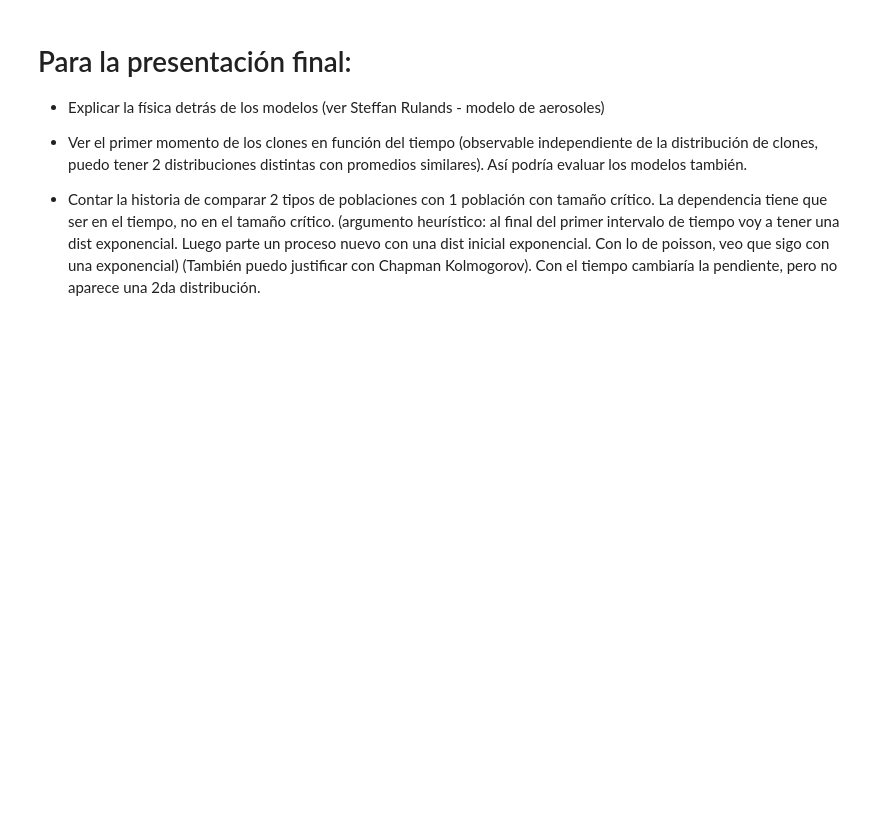
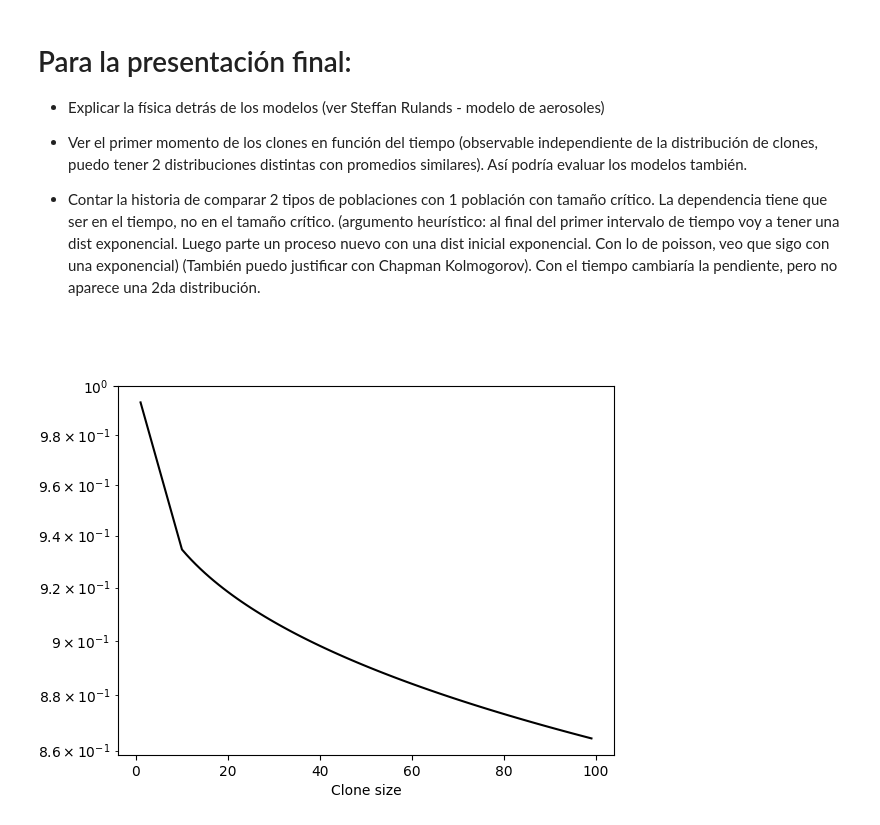
Before and after one commit to Miguel-Escobar/Dinamica-de-Clones, a Jupyter notebook: Notes.ipynb, the cells around one changed output. Cells and saved outputs as stored; diff of their text form; code cells hidden in the pictures; blank space fills up the shorter version.

```diff
--- a/Notes.ipynb
+++ b/Notes.ipynb
@@ -111,3 +111,42 @@ if __name__ == "__main__":
 - Ver el primer momento de los clones en función del tiempo (observable independiente de la distribución de clones, puedo tener 2 distribuciones distintas con promedios similares). Así podría evaluar los modelos también.
 
 - Contar la historia de comparar 2 tipos de poblaciones con 1 población con tamaño crítico. La dependencia tiene que ser en el tiempo, no en el tamaño crítico. (argumento heurístico: al final del primer intervalo de tiempo voy a tener una dist exponencial. Luego parte un proceso nuevo con una dist inicial exponencial. Con lo de poisson, veo que sigo con una exponencial) (También puedo justificar con Chapman Kolmogorov). Con el tiempo cambiaría la pendiente, pero no aparece una 2da distribución.
+# %%
+import numpy as np
+from scipy.integrate import quad
+import matplotlib.pyplot as plt
+from scipy.stats import nbinom
+
+def birth_death_pmf(nbirths, t, birth_rate, n0):
+    return nbinom.pmf(nbirths, n0, np.exp(-birth_rate*t))
+
+
+
+
+def probability(n, t, birth_rate_1, birth_rate_2, ncrit):
+    """
+    Probability of a clone of size n at time t.
+
+    Parameters:
+    n (int): The size of the clone.
+    t (float): The time to compute the probability at.
+    ncrit (int): The critical size of the clone.
+
+    Returns:
+    float: The probability of a clone of size n at time t.
+    """
+    if n <= ncrit:
+        return np.exp(-birth_rate_1*t)*(1 - np.exp(-birth_rate_1*t))**(n - 1)
+    else:
+        integrand = lambda x: birth_death_pmf(ncrit, x, birth_rate_1, 1)*birth_death_pmf(n-ncrit, t-x, birth_rate_2, ncrit)
+        return quad(integrand, 0, t)[0]
+
+
+plt.clf()
+plt.plot(np.arange(1, 100), 1-np.cumsum([probability(n, 50, 0.1, 0.3, 10) for n in np.arange(1,100)]), color='black')
+plt.yscale('log')
+plt.xlabel('Clone size')
+plt.ylabel('Probability of clone size or larger')
+plt.show()
+# %% [output]
+[figure, added]
```
Also changed, not shown: 24 other files.
